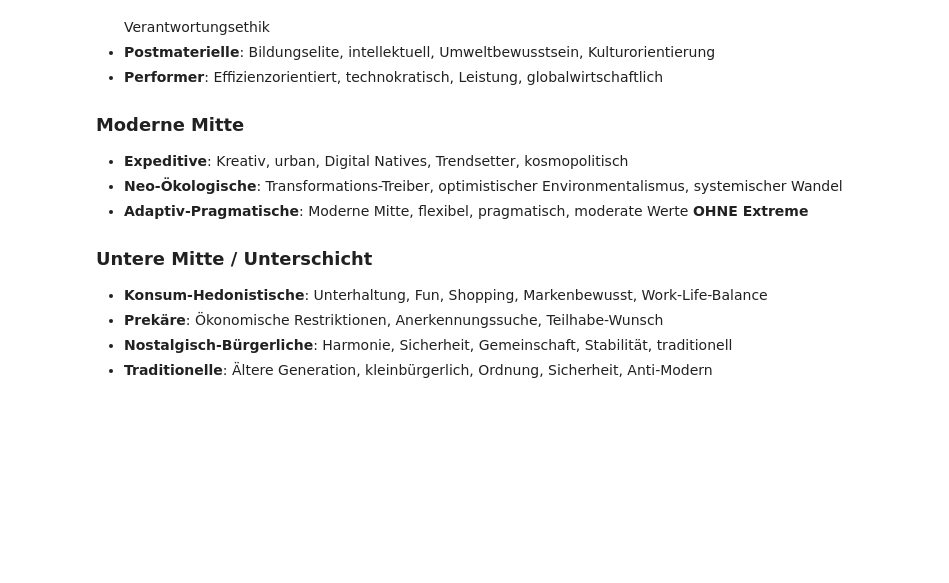
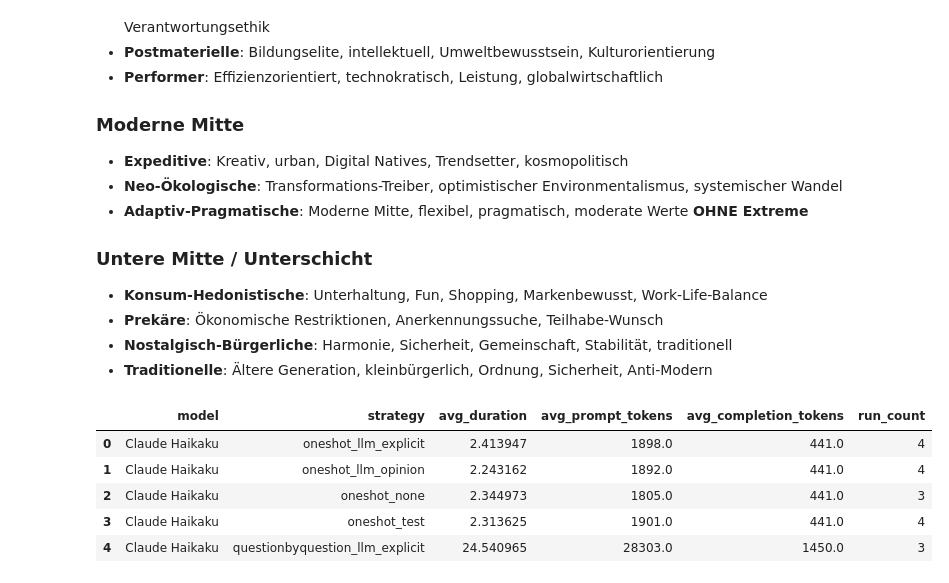
Before and after one commit to Superheld/LLMSurvey, a Jupyter notebook: notebooks/evaluation.ipynb, the cells around one changed output. Cells and saved outputs as stored; diff of their text form; code cells hidden in the pictures; blank space fills up the shorter version.

```diff
--- a/notebooks/evaluation.ipynb
+++ b/notebooks/evaluation.ipynb
@@ -128,3 +129,31 @@ Deepseek Reasoner     4 Adaptiv-Pragmatische       0.681          Prekäre
 - **Prekäre**: Ökonomische Restriktionen, Anerkennungssuche, Teilhabe-Wunsch
 - **Nostalgisch-Bürgerliche**: Harmonie, Sicherheit, Gemeinschaft, Stabilität, traditionell
 - **Traditionelle**: Ältere Generation, kleinbürgerlich, Ordnung, Sicherheit, Anti-Modern
+# %%
+# performance vergleichen
+
+query = """
+    SELECT
+        m.name AS model,
+        s.name AS strategy,
+        AVG(r.duration_time) AS avg_duration,
+        AVG(r.prompt_tokens) AS avg_prompt_tokens,
+        AVG(r.completion_tokens) AS avg_completion_tokens,
+        COUNT(r.id) AS run_count
+    FROM runs r
+    JOIN models m ON r.model_id = m.id
+    JOIN strategies s ON r.strategy_id = s.id
+    GROUP BY m.id, s.id
+    ORDER BY m.name, s.name
+"""
+
+df = pd.read_sql_query(query, connection)
+
+df.head()
+# %% [output]
+|  | model | strategy | avg_duration | avg_prompt_tokens | avg_completion_tokens | run_count |
+| 0 | Claude Haikaku | oneshot_llm_explicit | 2.413947 | 1898.0 | 441.0 | 4 |
+| 1 | Claude Haikaku | oneshot_llm_opinion | 2.243162 | 1892.0 | 441.0 | 4 |
+| 2 | Claude Haikaku | oneshot_none | 2.344973 | 1805.0 | 441.0 | 3 |
+| 3 | Claude Haikaku | oneshot_test | 2.313625 | 1901.0 | 441.0 | 4 |
+| 4 | Claude Haikaku | questionbyquestion_llm_explicit | 24.540965 | 28303.0 | 1450.0 | 3 |
```
Also changed, not shown: parts of 8 cells of this notebook, 3 other files.
